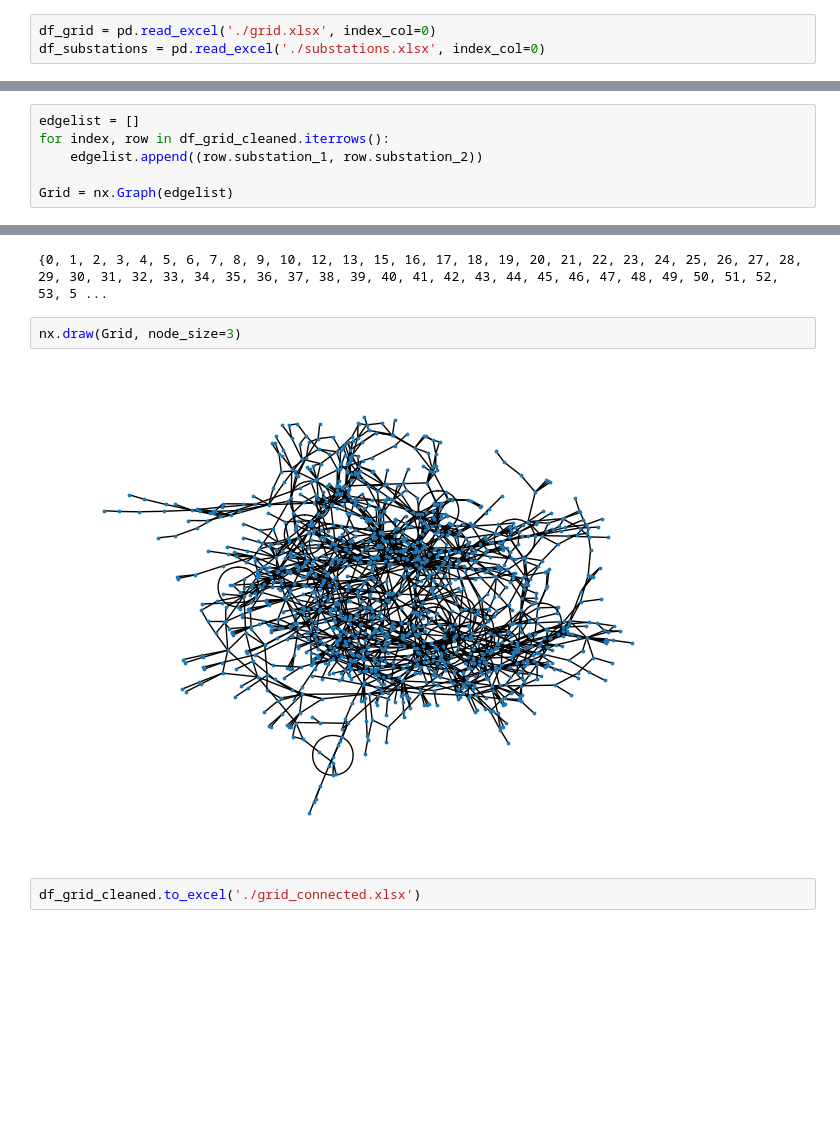
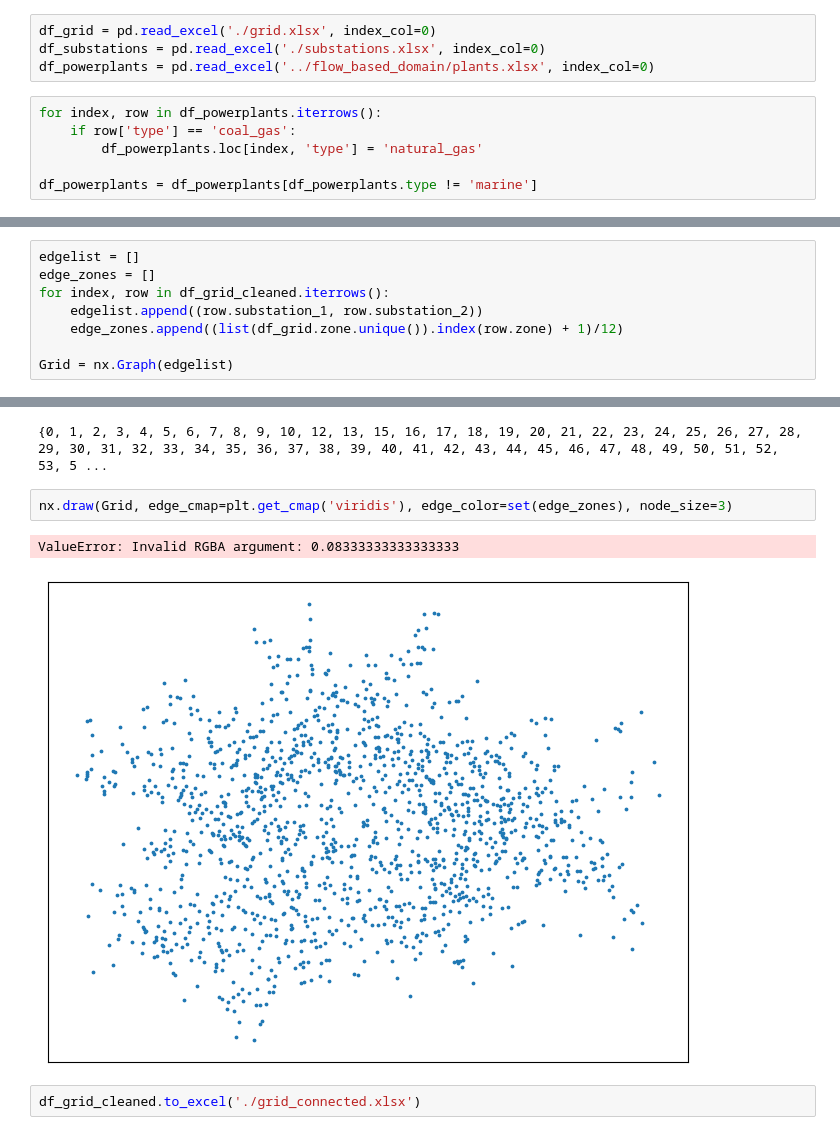
Before and after one commit to kbruninx/FBMC, a Jupyter notebook: grid/Clean up for FB.ipynb, the cells around one changed output, grey strips where cells are left out. Cells and saved outputs as stored; diff of their text form; blank space fills up the shorter version.

```diff
--- a/grid/Clean up for FB.ipynb
+++ b/grid/Clean up for FB.ipynb
@@ -8,3 +8,10 @@ from shapely.geometry import LineString
 # %%
 df_grid = pd.read_excel('./grid.xlsx', index_col=0)
 df_substations = pd.read_excel('./substations.xlsx', index_col=0)
+df_powerplants = pd.read_excel('../flow_based_domain/plants.xlsx', index_col=0)
+# %%
+for index, row in df_powerplants.iterrows():
+    if row['type'] == 'coal_gas':
+        df_powerplants.loc[index, 'type'] = 'natural_gas'
+
+df_powerplants = df_powerplants[df_powerplants.type != 'marine']
@@ -18,8 +85,10 @@ nodes_to_remove = [
 df_grid_cleaned = df_grid[~df_grid.substation_1.isin(nodes_to_remove) & ~df_grid.substation_2.isin(nodes_to_remove)]
 # %%
 edgelist = []
+edge_zones = []
 for index, row in df_grid_cleaned.iterrows():
     edgelist.append((row.substation_1, row.substation_2))
+    edge_zones.append((list(df_grid.zone.unique()).index(row.zone) + 1)/12)
 
 Grid = nx.Graph(edgelist)
 # %%
@@ -28,9 +97,10 @@ for comp in nx.connected_components(Grid):
 # %% [output]
 {0, 1, 2, 3, 4, 5, 6, 7, 8, 9, 10, 12, 13, 15, 16, 17, 18, 19, 20, 21, 22, 23, 24, 25, 26, 27, 28, 29, 30, 31, 32, 33, 34, 35, 36, 37, 38, 39, 40, 41, 42, 43, 44, 45, 46, 47, 48, 49, 50, 51, 52, 53, 5 ...
 # %%
-nx.draw(Grid, node_size=3)
+nx.draw(Grid, edge_cmap=plt.get_cmap('viridis'), edge_color=set(edge_zones), node_size=3)
 # %% [output]
+ValueError: Invalid RGBA argument: 0.08333333333333333
-[figure, old version]
+[figure, new version]
 # %%
 df_grid_cleaned.to_excel('./grid_connected.xlsx')
 # %%
```
Also changed, not shown: parts of 2 cells of this notebook, 24 other files.
